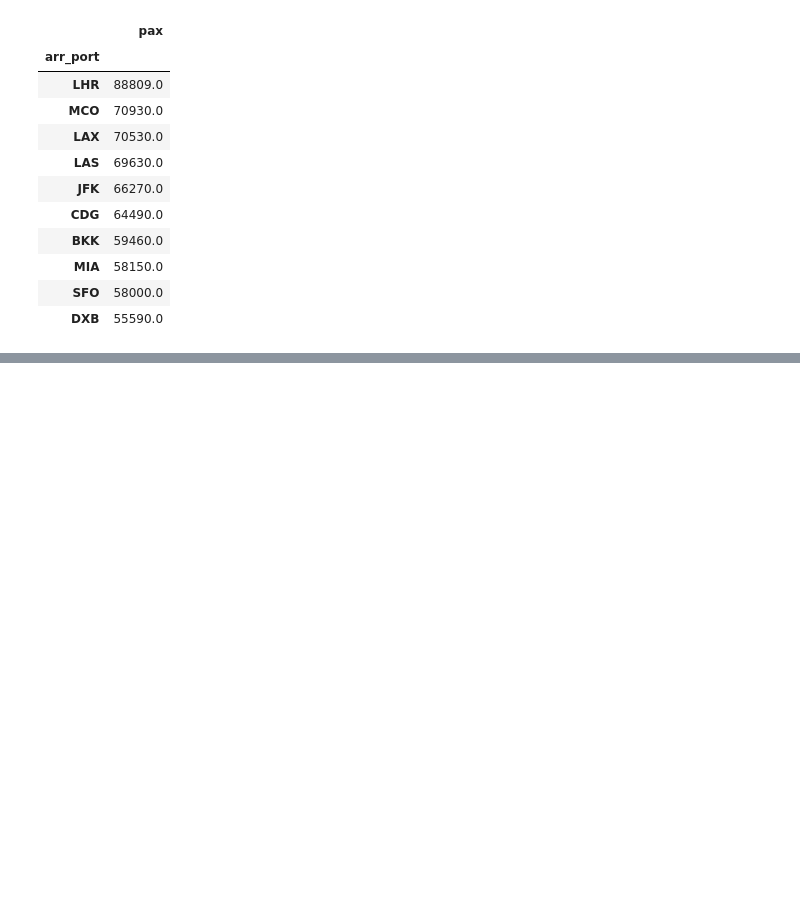
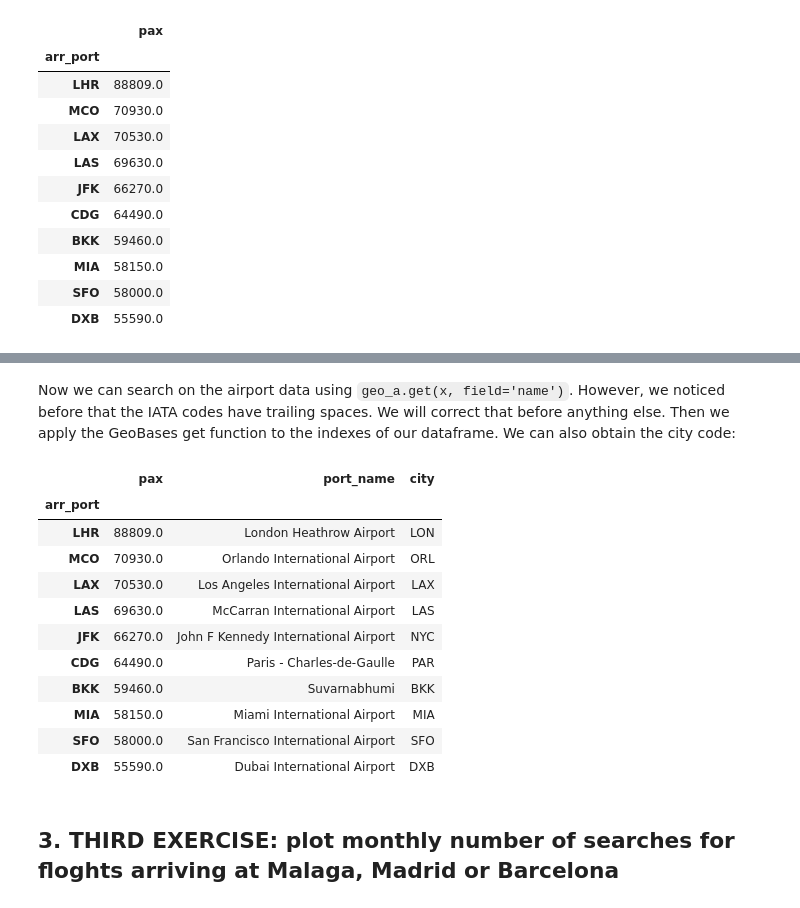
Before and after one commit to ibarrond/Amadeus, a Jupyter notebook: AmadeusChallenge.ipynb, the cells around one changed output, grey strips where cells are left out. Saved outputs shown, nothing was run; the diff lists cells and outputs as text; code cells hidden in the pictures; blank space fills up the shorter version.

Commit message:
Solved bonus 1 - name of airport using GeoBases

```diff
--- a/AmadeusChallenge.ipynb
+++ b/AmadeusChallenge.ipynb
@@ -163,0 +171,3 @@ __*EXTRA*__: we can also obtain the name of the airport using geobases:
+# %%
+from GeoBases import GeoBase
+geo_a = GeoBase(data='airports')
@@ -163,0 +181,22 @@ __*EXTRA*__: we can also obtain the name of the airport using geobases:
+# %% [markdown]
+Now we can search on the airport data using `geo_a.get(x, field='name')`. However, we noticed before that the IATA codes have trailing spaces. We will correct that before anything else. Then we apply the GeoBases get function to the indexes of our dataframe. We can also obtain the city code:
+# %%
+top10_arr_port.index        = top10_arr_port.index.str.strip()
+top10_arr_port['port_name'] = top10_arr_port.index.map(lambda x: geo_a.get(x, field='name'))
+top10_arr_port['city']      = top10_arr_port.index.map(lambda x: geo_a.get(x, field='city_code'))
+top10_arr_port
+# %% [output]
+|  | pax | port_name | city |
+| arr_port |  |  |  |
+| LHR | 88809.0 | London Heathrow Airport | LON |
+| MCO | 70930.0 | Orlando International Airport | ORL |
+| LAX | 70530.0 | Los Angeles International Airport | LAX |
+| LAS | 69630.0 | McCarran International Airport | LAS |
+| JFK | 66270.0 | John F Kennedy International Airport | NYC |
+| CDG | 64490.0 | Paris - Charles-de-Gaulle | PAR |
+| BKK | 59460.0 | Suvarnabhumi | BKK |
+| MIA | 58150.0 | Miami International Airport | MIA |
+| SFO | 58000.0 | San Francisco International Airport | SFO |
+| DXB | 55590.0 | Dubai International Airport | DXB |
+# %% [markdown]
+## 3. THIRD EXERCISE: plot monthly number of searches for floghts arriving at Malaga, Madrid or Barcelona
```
Also changed, not shown: parts of 6 cells of this notebook.
